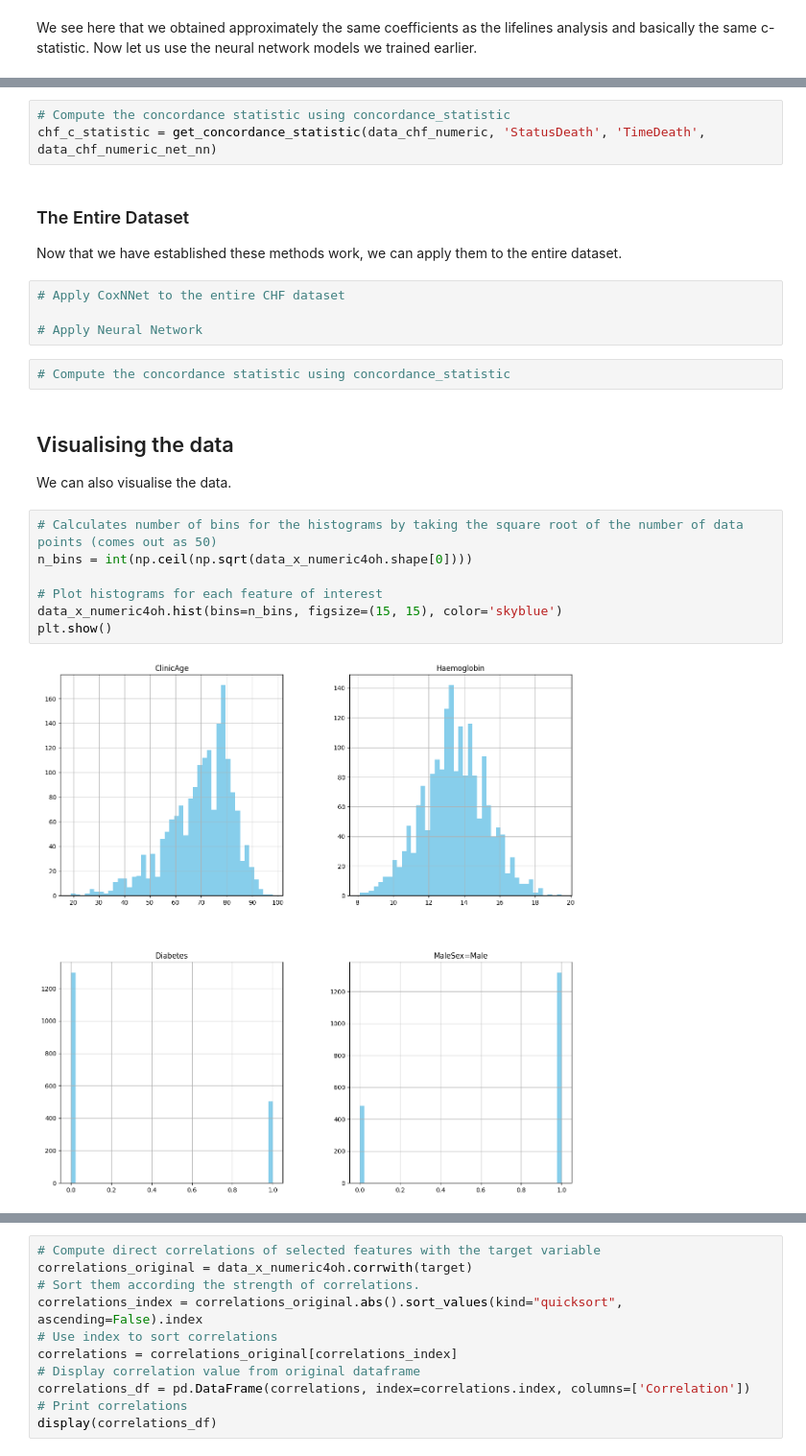
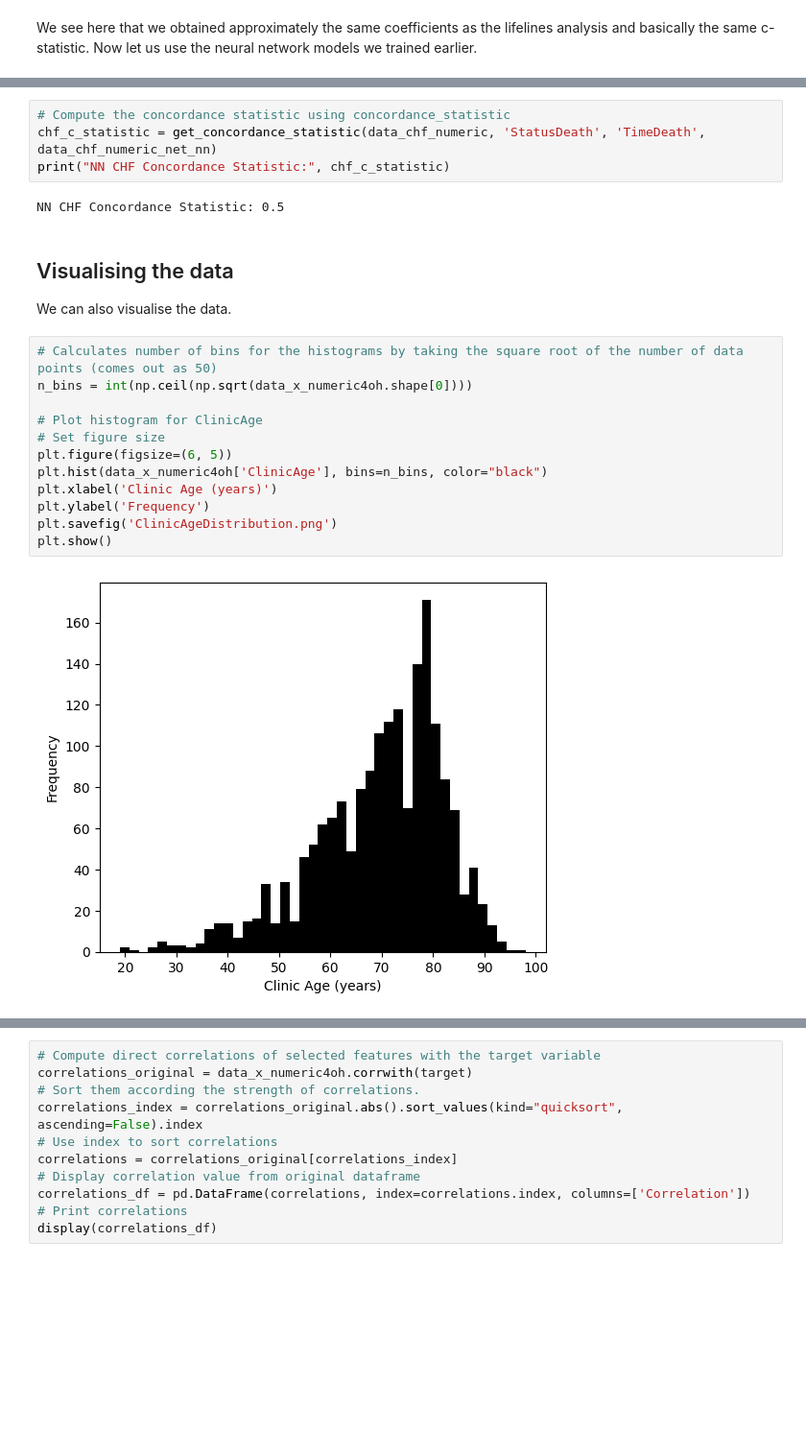
Before and after one commit to omariosc/survival-analysis, a Jupyter notebook: code.ipynb, the cells around one changed output, grey strips where cells are left out. Shown at 96% size. Saved outputs shown, nothing was run; the diff lists cells and outputs as text; blank space fills up the shorter version.

```diff
--- a/code.ipynb
+++ b/code.ipynb
@@ -989,16 +1001,9 @@ tensor([nan, nan, nan, nan], requires_grad=True)
 # %%
 # Compute the concordance statistic using concordance_statistic
 chf_c_statistic = get_concordance_statistic(data_chf_numeric, 'StatusDeath', 'TimeDeath', data_chf_numeric_net_nn)
+print("NN CHF Concordance Statistic:", chf_c_statistic)
+# %% [output]
+NN CHF Concordance Statistic: 0.5
-# %% [markdown]
-### The Entire Dataset
-
-Now that we have established these methods work, we can apply them to the entire dataset.
-# %%
-# Apply CoxNNet to the entire CHF dataset
-
-# Apply Neural Network
-# %%
-# Compute the concordance statistic using concordance_statistic
 # %% [markdown]
 ## Visualising the data
 
@@ -1006,9 +1011,14 @@ We can also visualise the data.
 # %%
 # Calculates number of bins for the histograms by taking the square root of the number of data points (comes out as 50)
 n_bins = int(np.ceil(np.sqrt(data_x_numeric4oh.shape[0])))
 
-# Plot histograms for each feature of interest
-data_x_numeric4oh.hist(bins=n_bins, figsize=(15, 15), color='skyblue')
+# Plot histogram for ClinicAge
+# Set figure size
+plt.figure(figsize=(6, 5))
+plt.hist(data_x_numeric4oh['ClinicAge'], bins=n_bins, color="black")
+plt.xlabel('Clinic Age (years)')
+plt.ylabel('Frequency')
+plt.savefig('ClinicAgeDistribution.png')
 plt.show()
 # %% [output]
-[figure, old version]
+[figure, new version]
```
Also changed, not shown: parts of 28 cells of this notebook.
